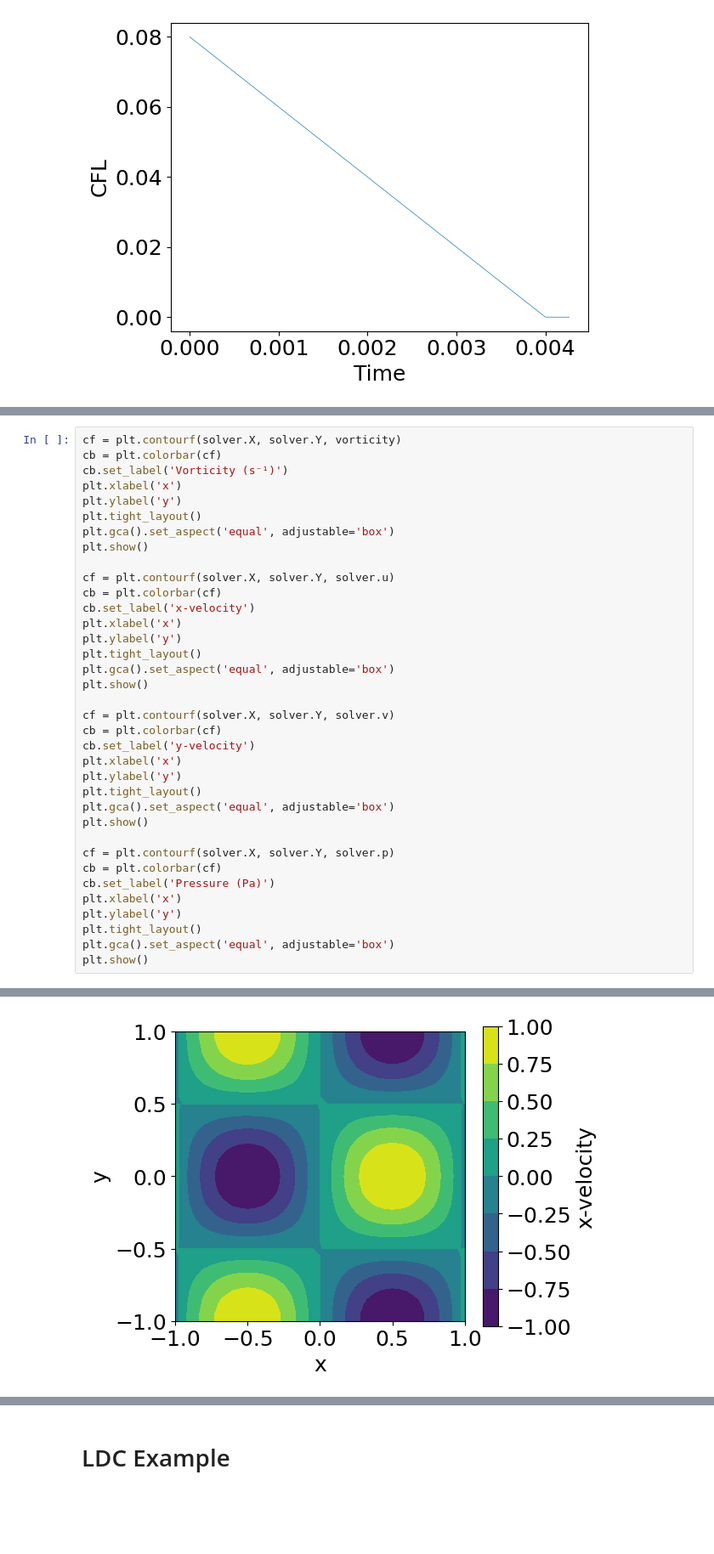
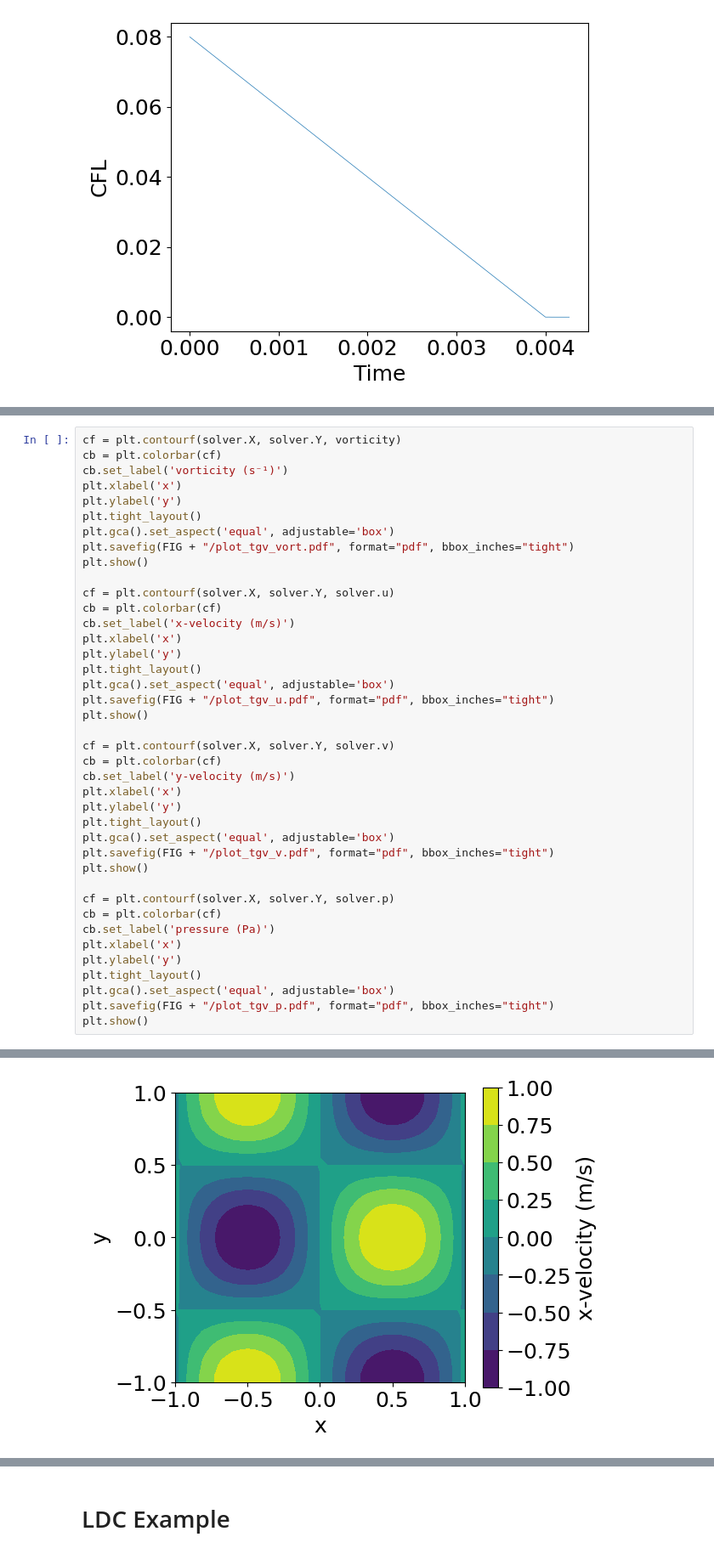
Before and after one commit to coursework-enb/APC523-Project, a Jupyter notebook: notebooks/demo.ipynb, the cells around one changed output, grey strips where cells are left out. Shown: that part at 85% size. Saved outputs shown, nothing was run; the diff lists cells and outputs as text; blank space fills up the shorter version.

```diff
--- a/notebooks/demo.ipynb
+++ b/notebooks/demo.ipynb
@@ -86,39 +106,43 @@ plt.show()
 # %%
 cf = plt.contourf(solver.X, solver.Y, vorticity)
 cb = plt.colorbar(cf)
-cb.set_label('Vorticity (s⁻¹)')
+cb.set_label('vorticity (s⁻¹)')
 plt.xlabel('x')
 plt.ylabel('y')
 plt.tight_layout()
 plt.gca().set_aspect('equal', adjustable='box')
+plt.savefig(FIG + "/plot_tgv_vort.pdf", format="pdf", bbox_inches="tight")
 plt.show()
 
 cf = plt.contourf(solver.X, solver.Y, solver.u)
 cb = plt.colorbar(cf)
-cb.set_label('x-velocity')
+cb.set_label('x-velocity (m/s)')
 plt.xlabel('x')
 plt.ylabel('y')
 plt.tight_layout()
 plt.gca().set_aspect('equal', adjustable='box')
+plt.savefig(FIG + "/plot_tgv_u.pdf", format="pdf", bbox_inches="tight")
 plt.show()
 
 cf = plt.contourf(solver.X, solver.Y, solver.v)
 cb = plt.colorbar(cf)
-cb.set_label('y-velocity')
+cb.set_label('y-velocity (m/s)')
 plt.xlabel('x')
 plt.ylabel('y')
 plt.tight_layout()
 plt.gca().set_aspect('equal', adjustable='box')
+plt.savefig(FIG + "/plot_tgv_v.pdf", format="pdf", bbox_inches="tight")
 plt.show()
 
 cf = plt.contourf(solver.X, solver.Y, solver.p)
 cb = plt.colorbar(cf)
-cb.set_label('Pressure (Pa)')
+cb.set_label('pressure (Pa)')
 plt.xlabel('x')
 plt.ylabel('y')
 plt.tight_layout()
 plt.gca().set_aspect('equal', adjustable='box')
+plt.savefig(FIG + "/plot_tgv_p.pdf", format="pdf", bbox_inches="tight")
 plt.show()
 # %% [output]
 [figure]
-[figure, old version]
+[figure, new version]
```
Also changed, not shown: parts of 6 cells of this notebook, 11 other files.
